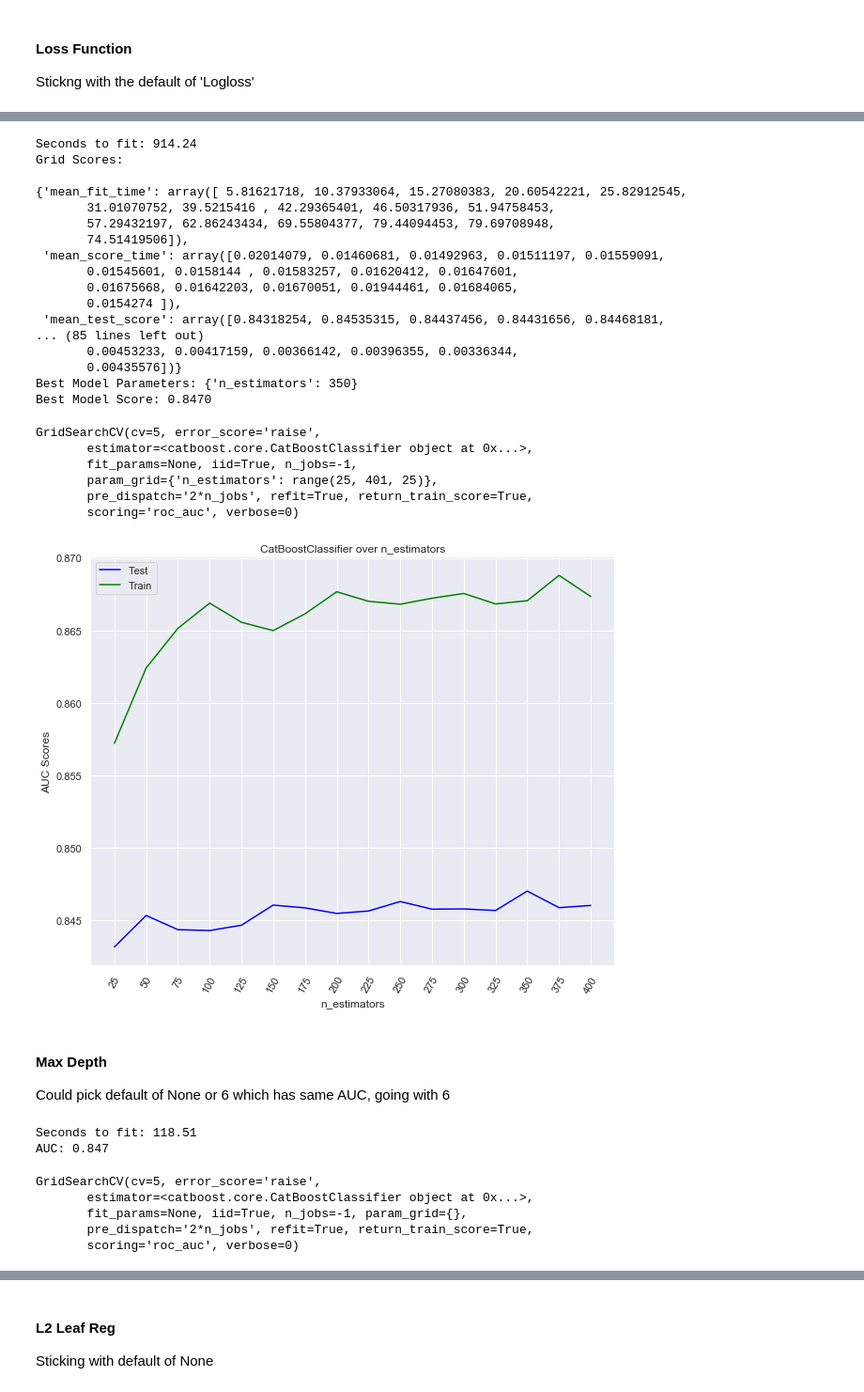
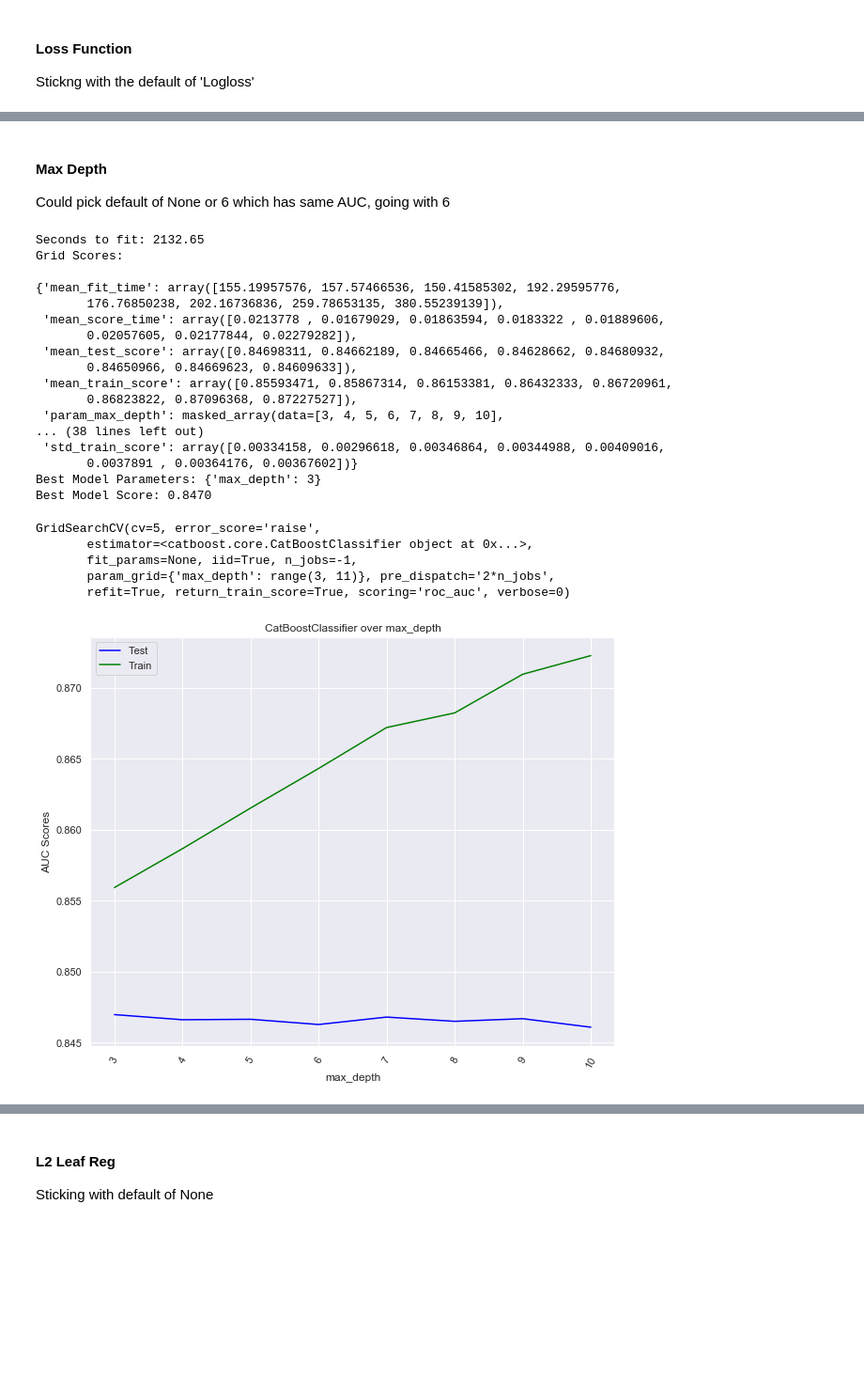
Before and after one commit to blairdev1023/telco_churn, a Jupyter notebook: src/Modeling_CatBoost.ipynb, the cells around one changed output, grey strips where cells are left out. Shown at 94% size. Saved outputs shown, nothing was run; the diff lists cells and outputs as text; code cells hidden in the pictures; blank space fills up the shorter version.

```diff
--- a/src/Modeling_CatBoost.ipynb
+++ b/src/Modeling_CatBoost.ipynb
@@ -316,56 +297,39 @@ GridSearchCV(cv=5, error_score='raise',
-# %%
-model = CatBoostClassifier(
-    random_state=42,
-    cat_features=cat_cols,
-    verbose=False
-)
-
-parameters = {'n_estimators': range(25, 401, 25)}
-
-grid_classifier(model, train_x, train_y, parameters)
-# %% [output]
-Seconds to fit: 914.24
-Grid Scores:
-
-{'mean_fit_time': array([ 5.81621718, 10.37933064, 15.27080383, 20.60542221, 25.82912545,
-       31.01070752, 39.5215416 , 42.29365401, 46.50317936, 51.94758453,
-       57.29432197, 62.86243434, 69.55804377, 79.44094453, 79.69708948,
-       74.51419506]),
- 'mean_score_time': array([0.02014079, 0.01460681, 0.01492963, 0.01511197, 0.01559091,
-       0.01545601, 0.0158144 , 0.01583257, 0.01620412, 0.01647601,
-       0.01675668, 0.01642203, 0.01670051, 0.01944461, 0.01684065,
-       0.0154274 ]),
- 'mean_test_score': array([0.84318254, 0.84535315, 0.84437456, 0.84431656, 0.84468181,
-... (85 lines left out)
-       0.00453233, 0.00417159, 0.00366142, 0.00396355, 0.00336344,
-       0.00435576])}
-Best Model Parameters: {'n_estimators': 350}
-Best Model Score: 0.8470
-GridSearchCV(cv=5, error_score='raise',
-       estimator=<catboost.core.CatBoostClassifier object at 0x...>,
-       fit_params=None, iid=True, n_jobs=-1,
-       param_grid={'n_estimators': range(25, 401, 25)},
-       pre_dispatch='2*n_jobs', refit=True, return_train_score=True,
-       scoring='roc_auc', verbose=0)
-[figure, removed]
 # %% [markdown]
 #### Max Depth
 Could pick default of None or 6 which has same AUC, going with 6
 # %%
 model = CatBoostClassifier(
     random_state=42,
     cat_features=cat_cols,
     verbose=False,
-    n_estimators=350,
-    max_depth=None
+    n_estimators=700,
+    learning_rate=0.025
 )
 
-grid_classifier(model, train_x, train_y, verbose=False)
+parameters = {'max_depth': range(3, 11)}
+
+grid_classifier(model, train_x, train_y, parameters)
 # %% [output]
-Seconds to fit: 118.51
-AUC: 0.847
+Seconds to fit: 2132.65
+Grid Scores:
+
+{'mean_fit_time': array([155.19957576, 157.57466536, 150.41585302, 192.29595776,
+       176.76850238, 202.16736836, 259.78653135, 380.55239139]),
+ 'mean_score_time': array([0.0213778 , 0.01679029, 0.01863594, 0.0183322 , 0.01889606,
+       0.02057605, 0.02177844, 0.02279282]),
+ 'mean_test_score': array([0.84698311, 0.84662189, 0.84665466, 0.84628662, 0.84680932,
+       0.84650966, 0.84669623, 0.84609633]),
+ 'mean_train_score': array([0.85593471, 0.85867314, 0.86153381, 0.86432333, 0.86720961,
+       0.86823822, 0.87096368, 0.87227527]),
+ 'param_max_depth': masked_array(data=[3, 4, 5, 6, 7, 8, 9, 10],
+... (38 lines left out)
+ 'std_train_score': array([0.00334158, 0.00296618, 0.00346864, 0.00344988, 0.00409016,
+       0.0037891 , 0.00364176, 0.00367602])}
+Best Model Parameters: {'max_depth': 3}
+Best Model Score: 0.8470
 GridSearchCV(cv=5, error_score='raise',
        estimator=<catboost.core.CatBoostClassifier object at 0x...>,
-       fit_params=None, iid=True, n_jobs=-1, param_grid={},
-       pre_dispatch='2*n_jobs', refit=True, return_train_score=True,
-       scoring='roc_auc', verbose=0)
+       fit_params=None, iid=True, n_jobs=-1,
+       param_grid={'max_depth': range(3, 11)}, pre_dispatch='2*n_jobs',
+       refit=True, return_train_score=True, scoring='roc_auc', verbose=0)
+[figure, added]
```
Also changed, not shown: parts of 30 cells of this notebook.
